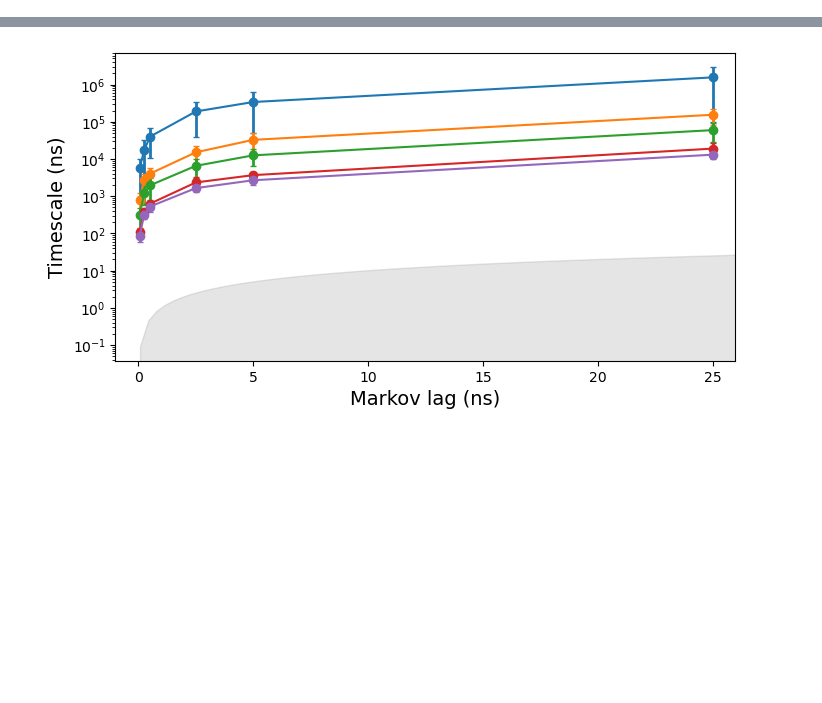
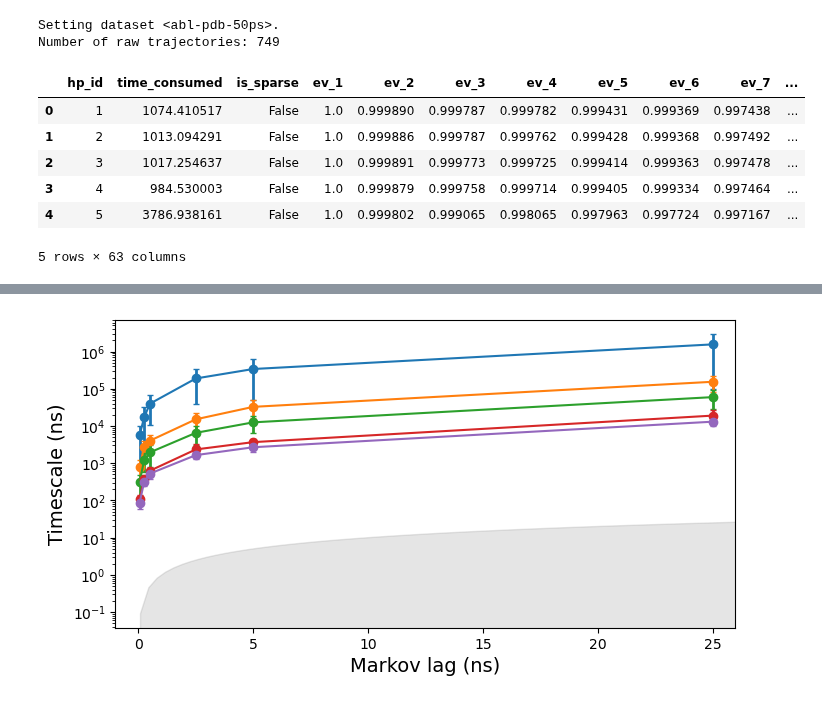
Before and after one commit to meyresearch/kinase_analysis, a Jupyter notebook: notebooks/plotting/plot_convergence.ipynb, the cells around one changed output, grey strips where cells are left out. Drawn from its saved outputs; the diff is of its cells as text; code cells hidden in the pictures; blank space fills up the shorter version.

```diff
--- a/notebooks/plotting/plot_convergence.ipynb
+++ b/notebooks/plotting/plot_convergence.ipynb
@@ -66,0 +24,26 @@ summary_groupby
+# %%
+protein = 'abl'
+key = 'abl-pdb-50ps' # Dataset key
+study = 'with_prior' # where the results are saved
+data_path = Path(f'/home/rzhu/Desktop/projects/kinase_analysis/data') # base dir
+
+hps_df = pd.read_csv(data_path/f'{protein}'/'msm'/f'{study}'/'hps.csv')
+TD = TrajData(protein = protein)
+TD.add_dataset(rtraj_dir = Path(f'/arc/abl_processed/'),
+               ftraj_dir= data_path / f'{protein}'/ f'{key}' / 'ftrajs',
+               dt=0.05,
+               key=key)
+study = MSMStudy(hps_table = hps_df,
+                 traj_data = TD,
+                 wk_dir = data_path/f'{protein}'/'msm'/f'{study}')
+study.observation
+# %% [output]
+Setting dataset <abl-pdb-50ps>.
+Number of raw trajectories: 749
+|  | hp_id | time_consumed | is_sparse | ev_1 | ev_2 | ev_3 | ev_4 | ev_5 | ev_6 | ev_7 | ... |
+| 0 | 1 | 1074.410517 | False | 1.0 | 0.999890 | 0.999787 | 0.999782 | 0.999431 | 0.999369 | 0.997438 | ... |
+| 1 | 2 | 1013.094291 | False | 1.0 | 0.999886 | 0.999787 | 0.999762 | 0.999428 | 0.999368 | 0.997492 | ... |
+| 2 | 3 | 1017.254637 | False | 1.0 | 0.999891 | 0.999773 | 0.999725 | 0.999414 | 0.999363 | 0.997478 | ... |
+| 3 | 4 | 984.530003 | False | 1.0 | 0.999879 | 0.999758 | 0.999714 | 0.999405 | 0.999334 | 0.997464 | ... |
+| 4 | 5 | 3786.938161 | False | 1.0 | 0.999802 | 0.999065 | 0.998065 | 0.997963 | 0.997724 | 0.997167 | ... |
+5 rows × 63 columns
```
Also changed, not shown: parts of 14 cells of this notebook.
